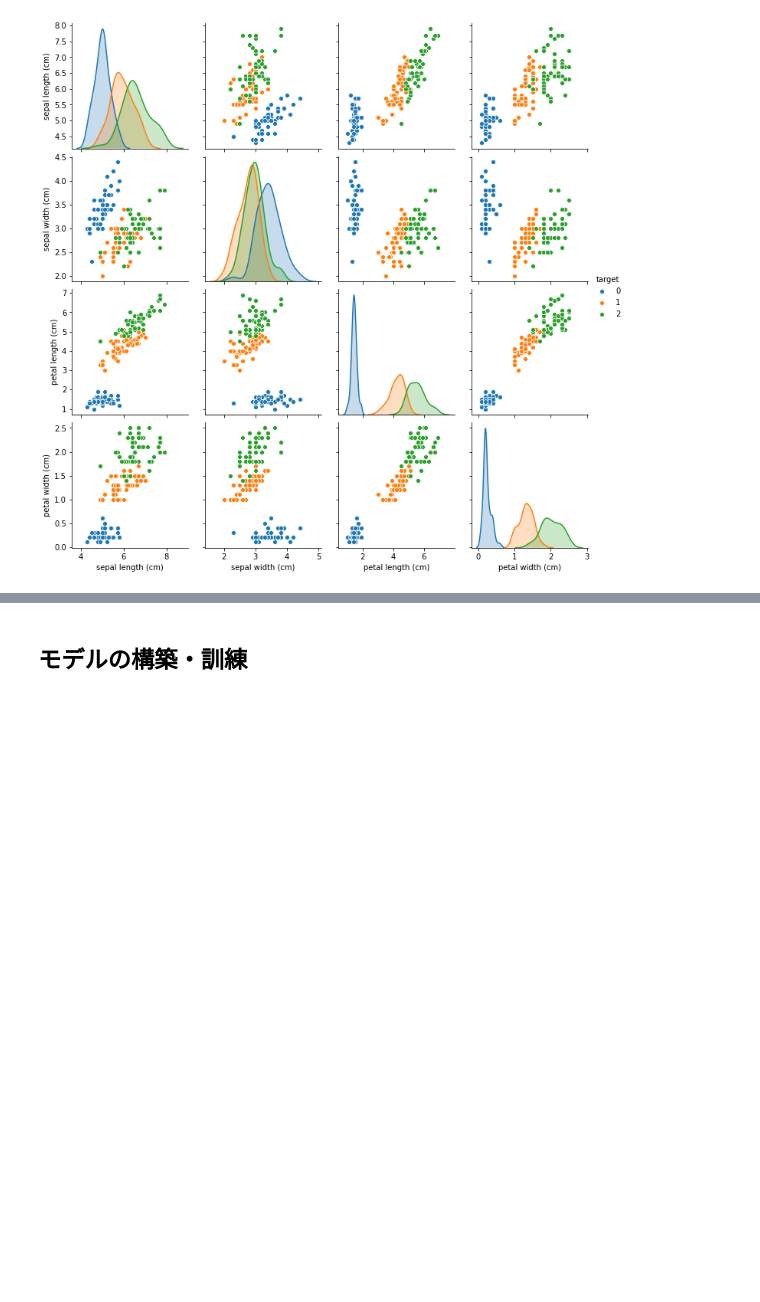
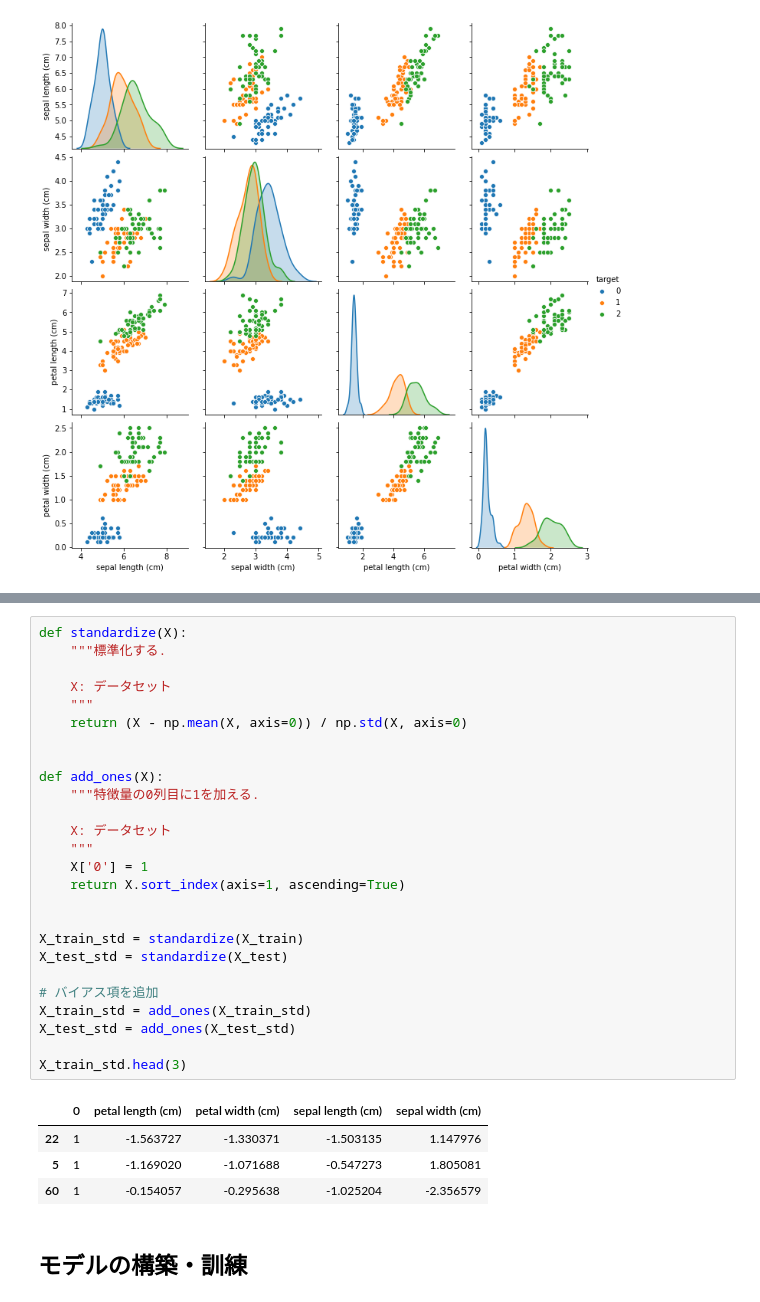
Before and after one commit to esakik/machine-learning-essentials, a Jupyter notebook: notebooks/algorithms/scratch/supervised/logistic_regression_multi_classification.ipynb, the cells around one changed output, grey strips where cells are left out. Cells and saved outputs as stored; diff of their text form; blank space fills up the shorter version.

```diff
--- a/src/algorithm/supervised/knn_multi_classification.ipynb
+++ b/notebooks/algorithms/scratch/supervised/logistic_regression_multi_classification.ipynb
@@ -57,2 +68,33 @@ sns.pairplot(df_concat, hue='target')
+# %%
+def standardize(X):
+    """標準化する.
+
+    X: データセット
+    """
+    return (X - np.mean(X, axis=0)) / np.std(X, axis=0)
+
+
+def add_ones(X):
+    """特徴量の0列目に1を加える.
+
+    X: データセット
+    """
+    X['0'] = 1
+    return X.sort_index(axis=1, ascending=True)
+
+
+X_train_std = standardize(X_train)
+X_test_std = standardize(X_test)
+
+# バイアス項を追加
+X_train_std = add_ones(X_train_std)
+X_test_std = add_ones(X_test_std)
+
+X_train_std.head(3)
+# %% [output]
+|  | 0 | petal length (cm) | petal width (cm) | sepal length (cm) | sepal width (cm) |
+| 22 | 1 | -1.563727 | -1.330371 | -1.503135 | 1.147976 |
+| 5 | 1 | -1.169020 | -1.071688 | -0.547273 | 1.805081 |
+| 60 | 1 | -0.154057 | -0.295638 | -1.025204 | -2.356579 |
 # %% [markdown]
 ## モデルの構築・訓練
```
Also changed, not shown: parts of 9 cells of this notebook, 27 other files.
